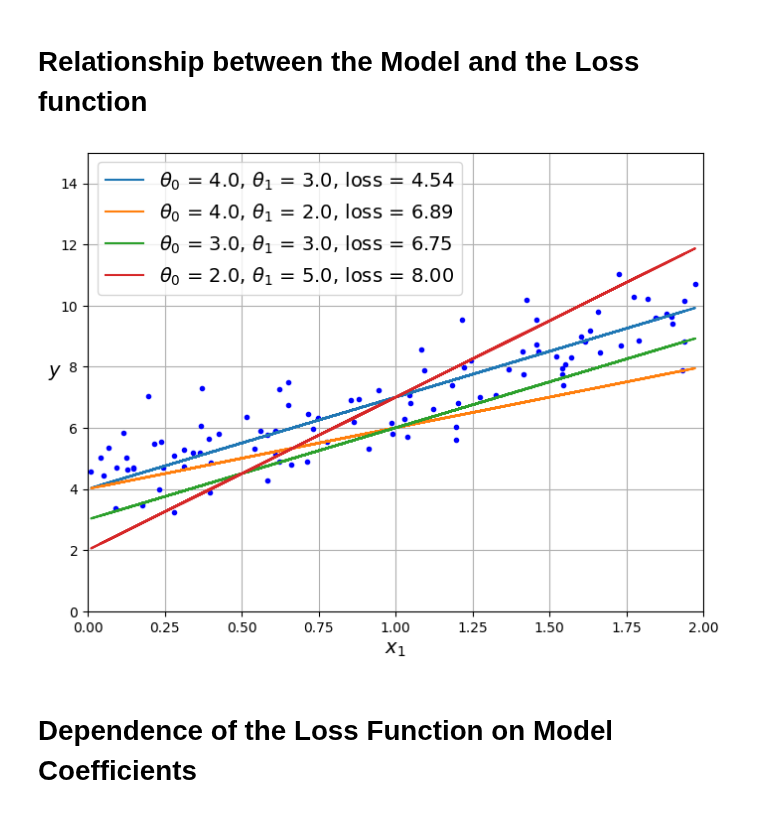
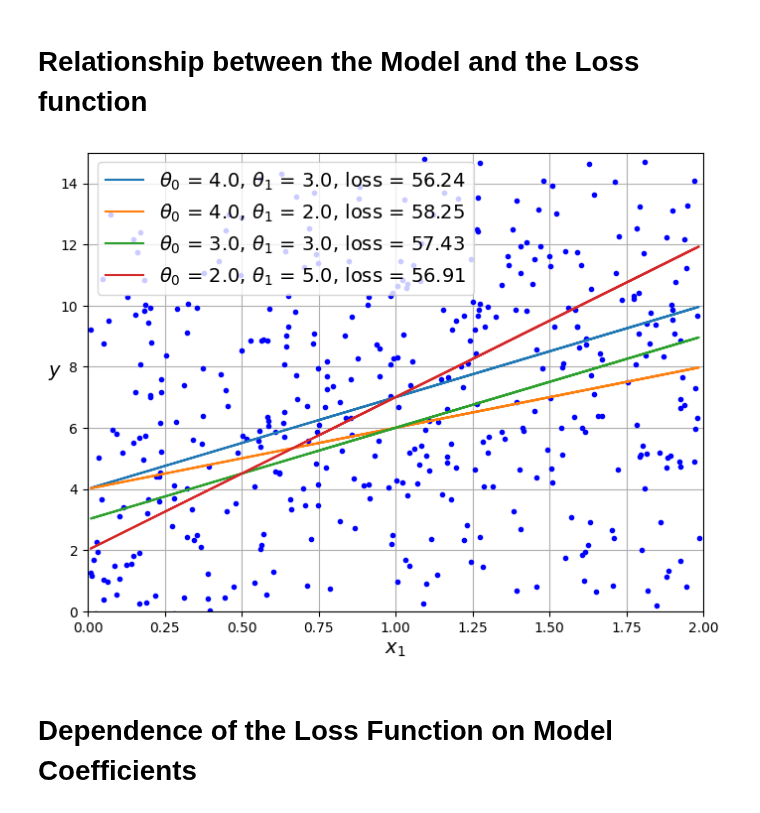
Before and after one commit to rameshnatarajanus/katz-aim5004-fall2025, a Jupyter notebook: notebooks/Lecture-05-Linear-Models-Regression.ipynb, the cells around one changed output. Drawn from its saved outputs; the diff is of its cells as text; code cells hidden in the pictures.

```diff
--- a/notebooks/Lecture-05-Linear-Models-Regression.ipynb
+++ b/notebooks/Lecture-05-Linear-Models-Regression.ipynb
@@ -161,31 +161,31 @@ plt.rc('ytick', labelsize=10)
 # %%
 
 
 np.random.seed(42)  # to make this code example reproducible
-nsamp = 100  # number of instances
+nsamp = 500  # number of instances
 
 # synthetic data with known theta
 theta_true = (4.0, 3.0)
-sig = 1.0
+sig = 5.0
 x_1 = 2 * np.random.rand(nsamp, 1)  # column vector
 y = theta_true[0] + theta_true[1] * x_1 + sig*np.random.randn(nsamp,1 )  # column vector
 
 plt.figure(figsize=(8, 6))
 plt.plot(x_1, y, "b.")
 plt.xlabel("$x_1$")
 plt.ylabel("$y$", rotation=0)
 plt.axis([0, 2, 0, 15])
 plt.grid()
 
 theta_trials = [theta_true, (4.0, 2.0), (3.0, 3.0), (2.0, 5.0)]
 for theta_trial in theta_trials:
     plt.plot(x_1, theta_trial[0] + theta_trial[1] * x_1 ,
              label=rf'${{\theta_0}}$ = {theta_trial[0]}, ${{\theta_1}}$ = {theta_trial[1]}, loss = {0.5*np.linalg.norm(y - (theta_trial[0]  + theta_trial[1] * x_1)):.2f}')
 plt.legend()
 
 plt.show()
 # %% [output]
-[figure, old version]
+[figure, new version]
 # %% [markdown]
 # Dependence of the Loss Function on Model Coefficients
 # %%
```
Also changed, not shown: parts of 3 cells of this notebook.
